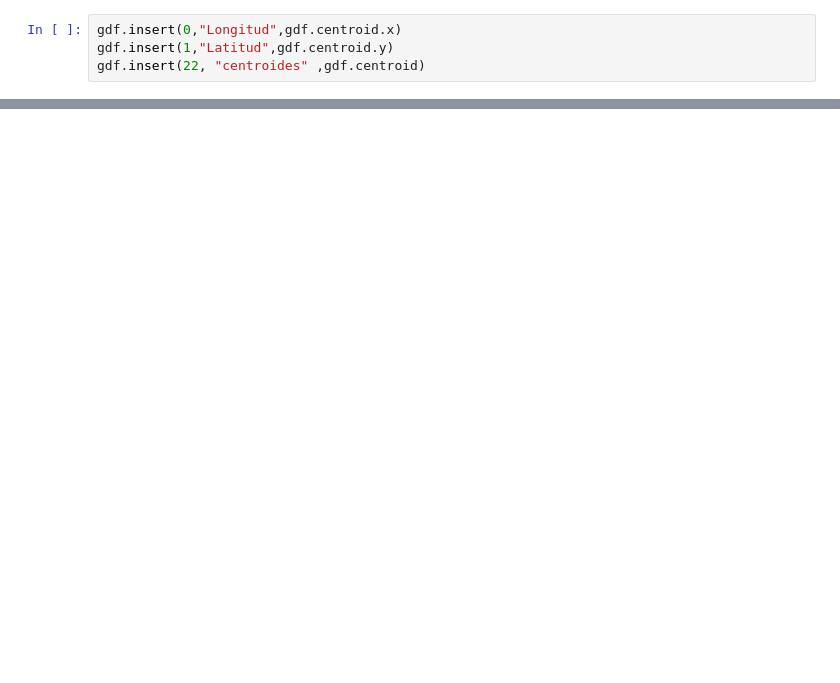
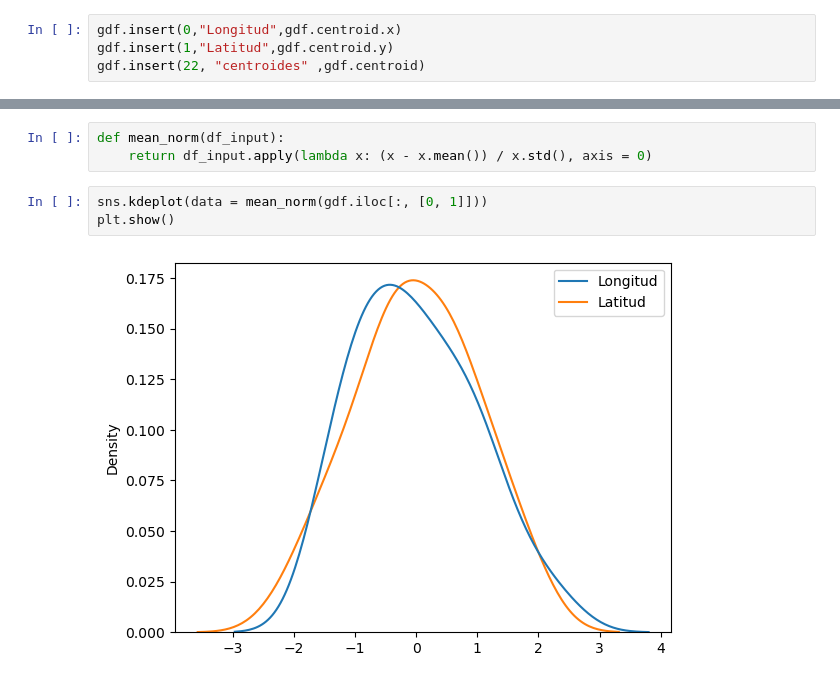
Before and after one commit to earthdeveloperjuanse/MGITG, a Jupyter notebook: Modelamiento/Taller_2_PatronesEspaciales.ipynb, the cells around one changed output, grey strips where cells are left out. Drawn from its saved outputs; the diff is of its cells as text; blank space fills up the shorter version.

```diff
--- a/Modelamiento/Taller_2_PatronesEspaciales.ipynb
+++ b/Modelamiento/Taller_2_PatronesEspaciales.ipynb
@@ -27,0 +178,8 @@ gdf.insert(22, "centroides" ,gdf.centroid)
+# %%
+def mean_norm(df_input):
+    return df_input.apply(lambda x: (x - x.mean()) / x.std(), axis = 0)
+# %%
+sns.kdeplot(data = mean_norm(gdf.iloc[:, [0, 1]]))
+plt.show()
+# %% [output]
+[figure, added]
```
Also changed, not shown: parts of 55 cells of this notebook.
